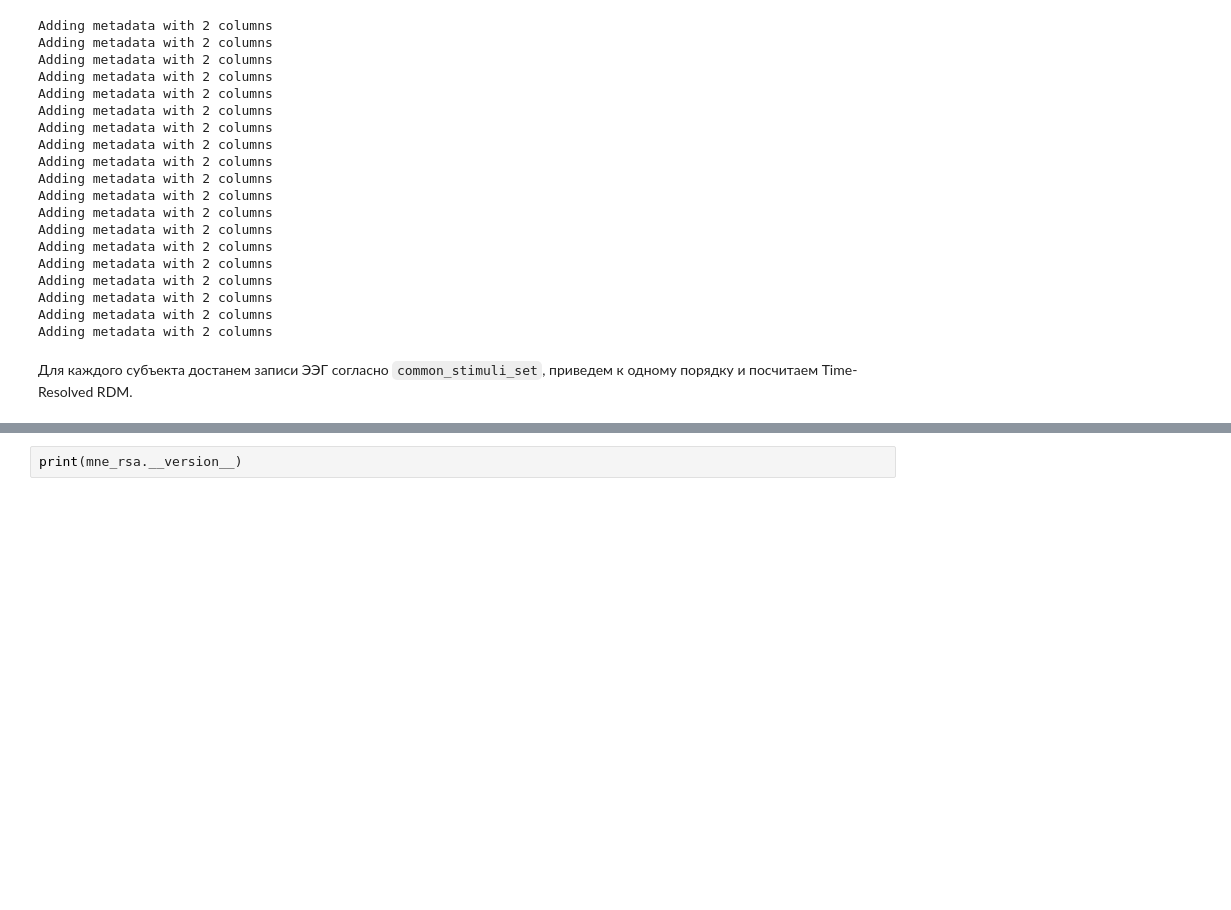
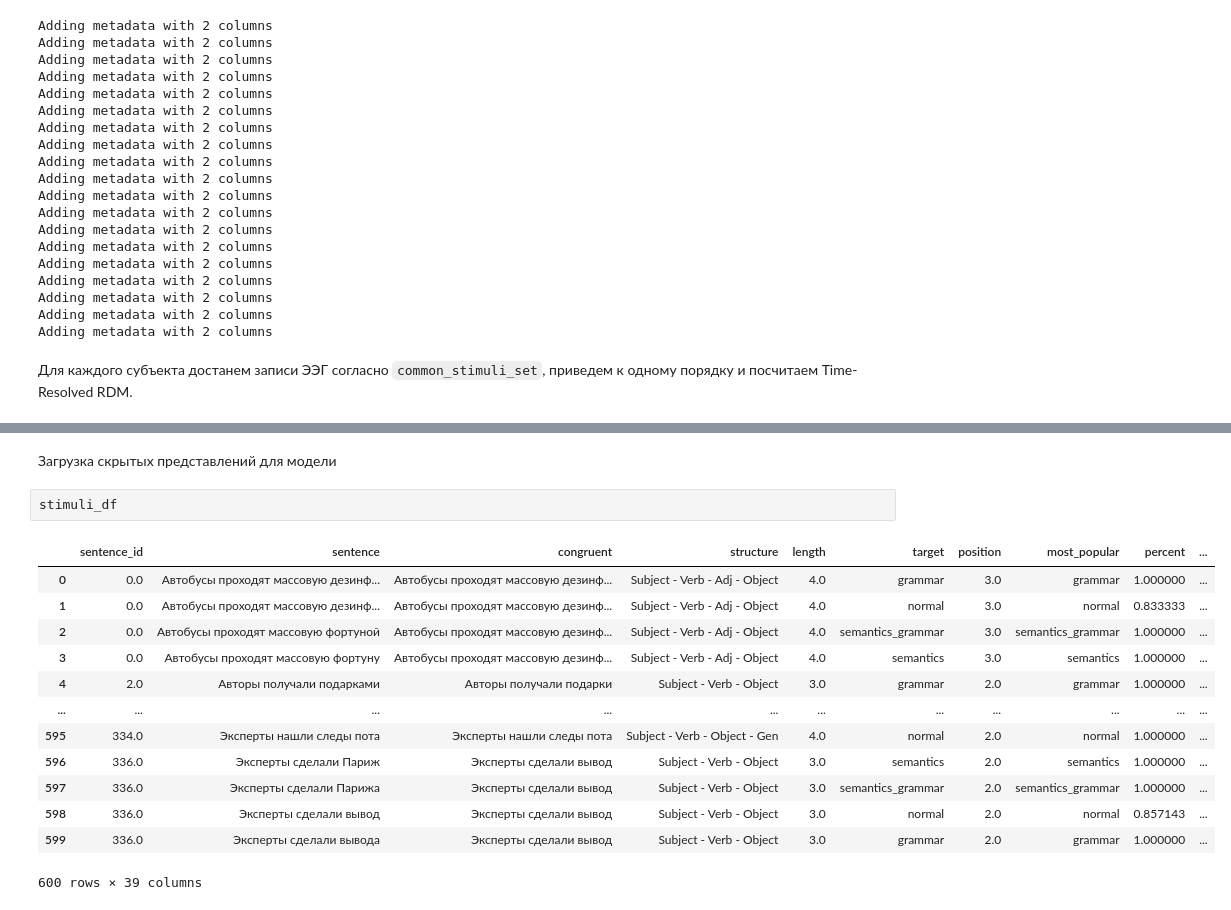
Before and after one commit to mikheevshow/SIGNAL-analysis, a Jupyter notebook: notebooks/classic_rsa.ipynb, the cells around one changed output, grey strips where cells are left out. Drawn from its saved outputs; the diff is of its cells as text; blank space fills up the shorter version.

```diff
--- a/notebooks/classic_rsa.ipynb
+++ b/notebooks/classic_rsa.ipynb
@@ -611,2 +593,18 @@ IndexError: list index out of range
-# %%
-print(mne_rsa.__version__)
+# %% [markdown]
+Загрузка скрытых представлений для модели
+# %%
+stimuli_df
+# %% [output]
+|  | sentence_id | sentence | congruent | structure | length | target | position | most_popular | percent | ... |
+| 0 | 0.0 | Автобусы проходят массовую дезинф... | Автобусы проходят массовую дезинф... | Subject - Verb - Adj - Object | 4.0 | grammar | 3.0 | grammar | 1.000000 | ... |
+| 1 | 0.0 | Автобусы проходят массовую дезинф... | Автобусы проходят массовую дезинф... | Subject - Verb - Adj - Object | 4.0 | normal | 3.0 | normal | 0.833333 | ... |
+| 2 | 0.0 | Автобусы проходят массовую фортуной | Автобусы проходят массовую дезинф... | Subject - Verb - Adj - Object | 4.0 | semantics_grammar | 3.0 | semantics_grammar | 1.000000 | ... |
+| 3 | 0.0 | Автобусы проходят массовую фортуну | Автобусы проходят массовую дезинф... | Subject - Verb - Adj - Object | 4.0 | semantics | 3.0 | semantics | 1.000000 | ... |
+| 4 | 2.0 | Авторы получали подарками | Авторы получали подарки | Subject - Verb - Object | 3.0 | grammar | 2.0 | grammar | 1.000000 | ... |
+| ... | ... | ... | ... | ... | ... | ... | ... | ... | ... | ... |
+| 595 | 334.0 | Эксперты нашли следы пота | Эксперты нашли следы пота | Subject - Verb - Object - Gen | 4.0 | normal | 2.0 | normal | 1.000000 | ... |
+| 596 | 336.0 | Эксперты сделали Париж | Эксперты сделали вывод | Subject - Verb - Object | 3.0 | semantics | 2.0 | semantics | 1.000000 | ... |
+| 597 | 336.0 | Эксперты сделали Парижа | Эксперты сделали вывод | Subject - Verb - Object | 3.0 | semantics_grammar | 2.0 | semantics_grammar | 1.000000 | ... |
+| 598 | 336.0 | Эксперты сделали вывод | Эксперты сделали вывод | Subject - Verb - Object | 3.0 | normal | 2.0 | normal | 0.857143 | ... |
+| 599 | 336.0 | Эксперты сделали вывода | Эксперты сделали вывод | Subject - Verb - Object | 3.0 | grammar | 2.0 | grammar | 1.000000 | ... |
+600 rows × 39 columns
```
Also changed, not shown: parts of 9 cells of this notebook, 7 other files.
